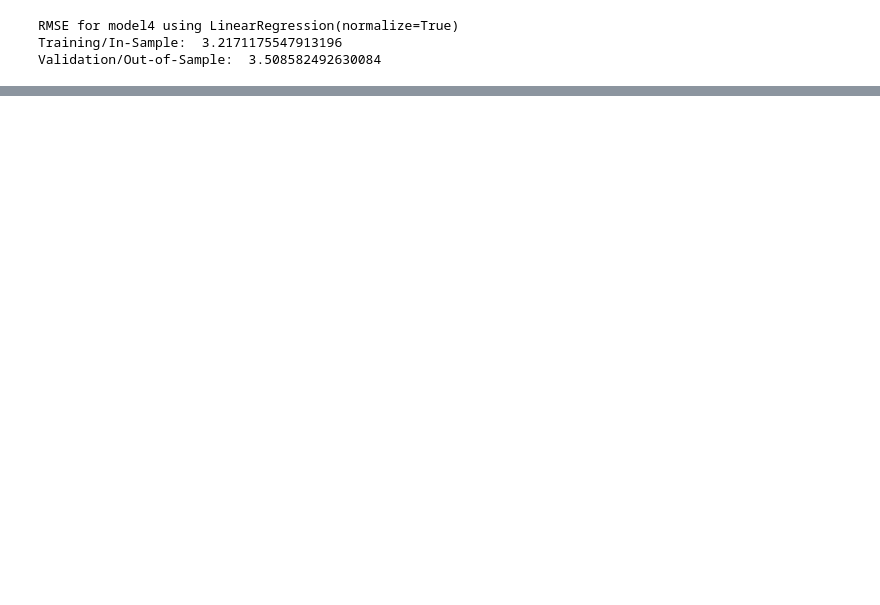
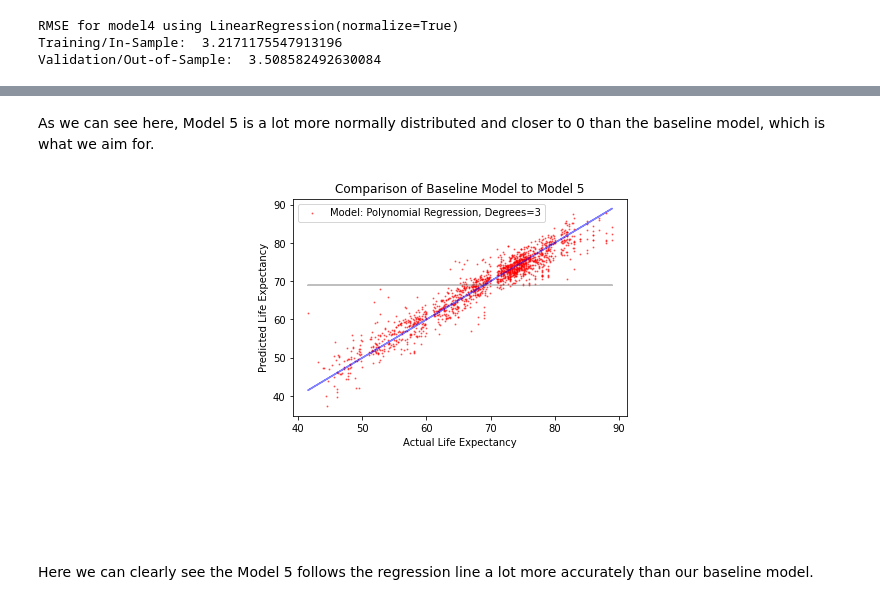
Before and after one commit to DesireeMcElroy/life-expectancy-project, a Jupyter notebook: life_expectancy.ipynb, the cells around one changed output, grey strips where cells are left out. Saved outputs shown, nothing was run; the diff lists cells and outputs as text; code cells hidden in the pictures; blank space fills up the shorter version.

```diff
--- a/life_expectancy.ipynb
+++ b/life_expectancy.ipynb
@@ -559,0 +607,27 @@ Validation/Out-of-Sample:  3.508582492630084
+# %% [markdown]
+As we can see here, Model 5 is a lot more normally distributed and closer to 0 than the baseline model, which is what we aim for.
+# %%
+# another look at plotting residual
+
+# plt.figure(figsize=(20,12))
+plt.plot(y_train.life_expectancy, y_train.baseline_mean, alpha=.5, color="gray", label='_nolegend_')
+plt.annotate("Baseline: Predict Using Mean", (16, 9.5))
+
+plt.plot(y_train.life_expectancy, y_train.life_expectancy, alpha=.5, color="blue", label='_nolegend_')
+plt.annotate("The Ideal Line: Predicted = Actual", (.5, 3.5), rotation=15.5)
+
+plt.scatter(y_train.life_expectancy, y_train.model5,
+            alpha=.5, color="red", s=1, label="Model: Polynomial Regression, Degrees=3")
+
+
+
+plt.legend()
+plt.xlabel("Actual Life Expectancy")
+plt.ylabel("Predicted Life Expectancy")
+plt.title("Comparison of Baseline Model to Model 5")
+
+plt.show()
+# %% [output]
+[figure, added]
+# %% [markdown]
+Here we can clearly see the Model 5 follows the regression line a lot more accurately than our baseline model.
```
Also changed, not shown: parts of 13 cells of this notebook.
